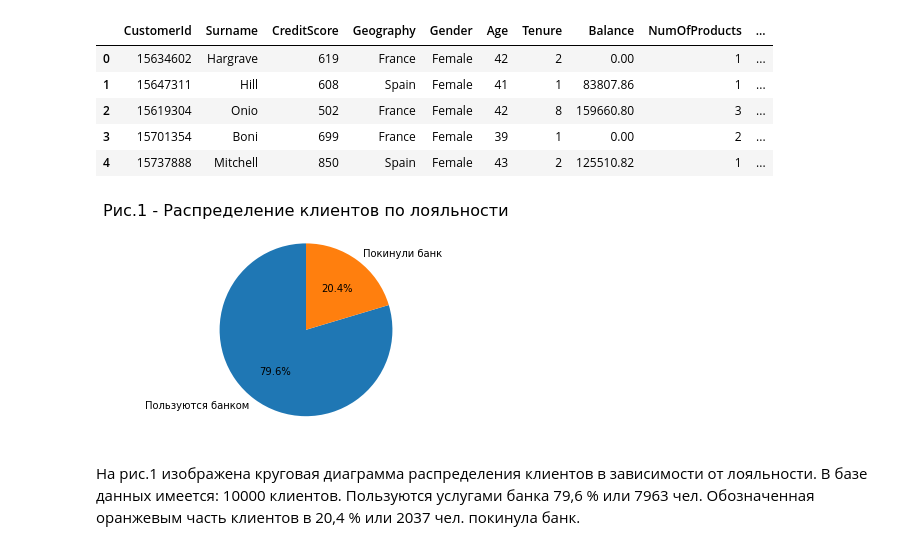
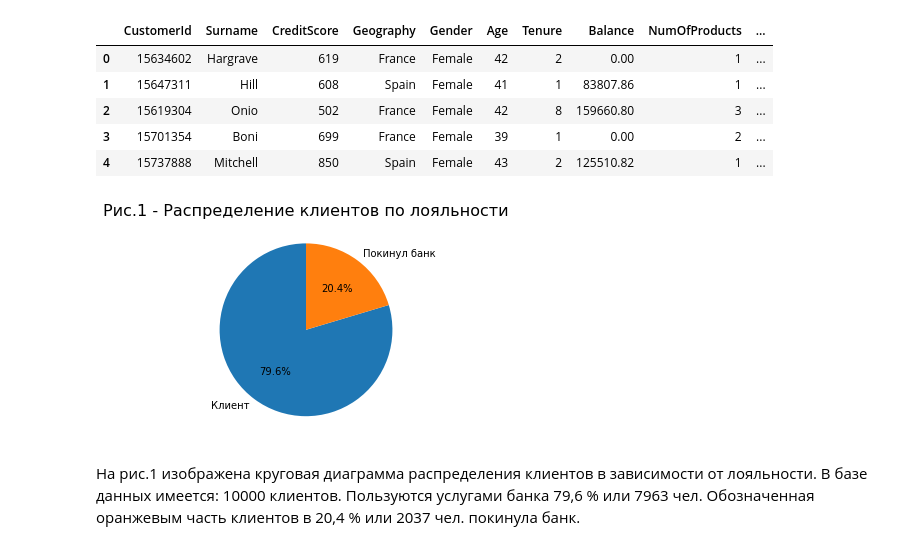
Before and after one commit to Alex1iv/sf_data_sci, a Jupyter notebook: Project_1/Bank_clients.ipynb, the cells around one changed output. Saved outputs shown, nothing was run; the diff lists cells and outputs as text; code cells hidden in the pictures.

```diff
--- a/Project_1/Bank_clients.ipynb
+++ b/Project_1/Bank_clients.ipynb
@@ -31,22 +28,25 @@ churn_df.head()
 # %%
 # Задание 9.1. Каково соотношение ушедших и лояльных клиентов? Покажите это на графике и дайте комментарий по соотношению.
 
 fig = plt.figure(figsize=(6, 3))
 ax = fig.add_axes((0, 0, 1, 1))
-labels = 'Пользуются банком', 'Покинули банк'
-clients_count = churn_df['Exited'].value_counts().sort_values(ascending=False) #.head(7)
 
+#данные
+df = churn_df['client status'].value_counts().sort_values(ascending=False) #.head(7)
+#наименование категорий
+labels = 'Клиент', 'Покинул банк'
+
+#строим круговую диаграмму с помощью библиотеки matplotlib
 pie = ax.pie(
-    clients_count,
-    labels=labels, #clients_count.index
+    df,
+    labels=labels,
     autopct='%1.1f%%',
     startangle=90
 )
 title = ax.set_title('Рис.1 - Распределение клиентов по лояльности', fontsize=16)
-plt.show(pie)
-#print(f"В базе данных имеется: {churn_df['Exited'].count()} клиентов. Из них {churn_df[churn_df['Exited']==0].value_counts().shape[0]} клиентов пользуются услугами банка, а {churn_df[churn_df['Exited']==1].value_counts().shape[0]} покинуло банк")
+plt.show()
 # %% [output]
-[figure, old version]
+[figure, new version]
 # %% [markdown]
 На рис.1 изображена круговая диаграмма распределения клиентов в зависимости от лояльности. В базе данных имеется: 10000 клиентов. Пользуются услугами банка 79,6 % или 7963 чел. Обозначенная оранжевым часть клиентов в 20,4 % или 2037 чел. покинула банк.
 # %%
```
Also changed, not shown: parts of 10 cells of this notebook.
